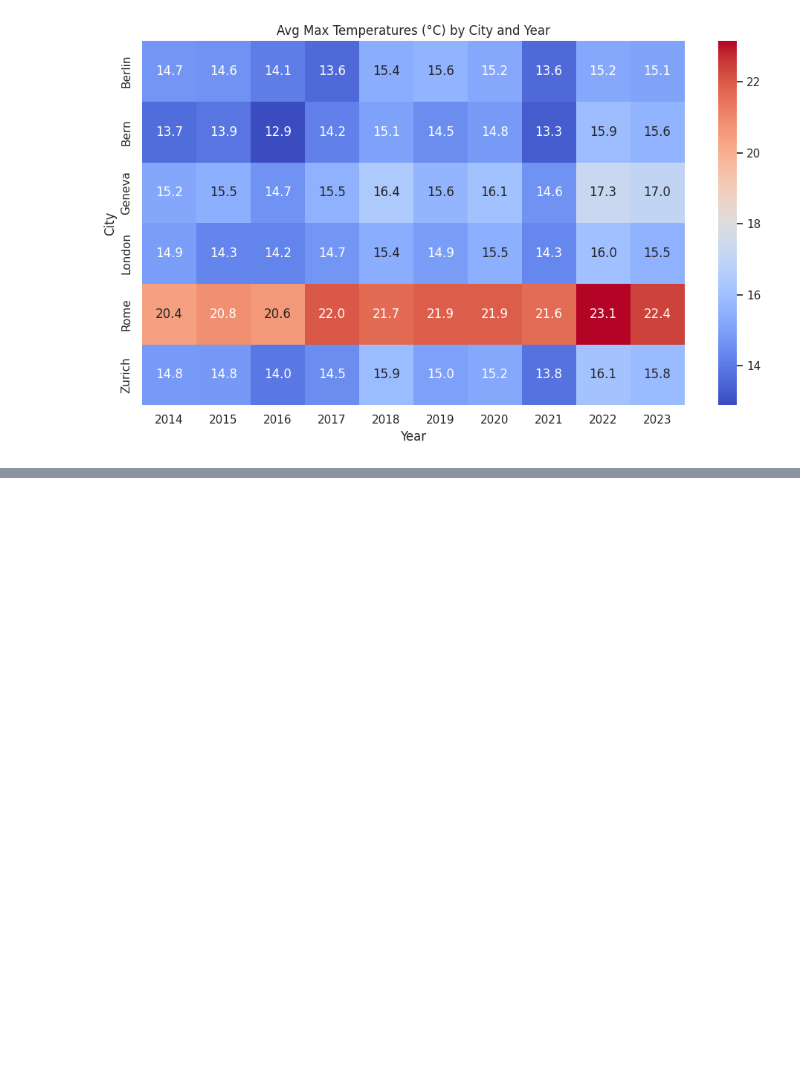
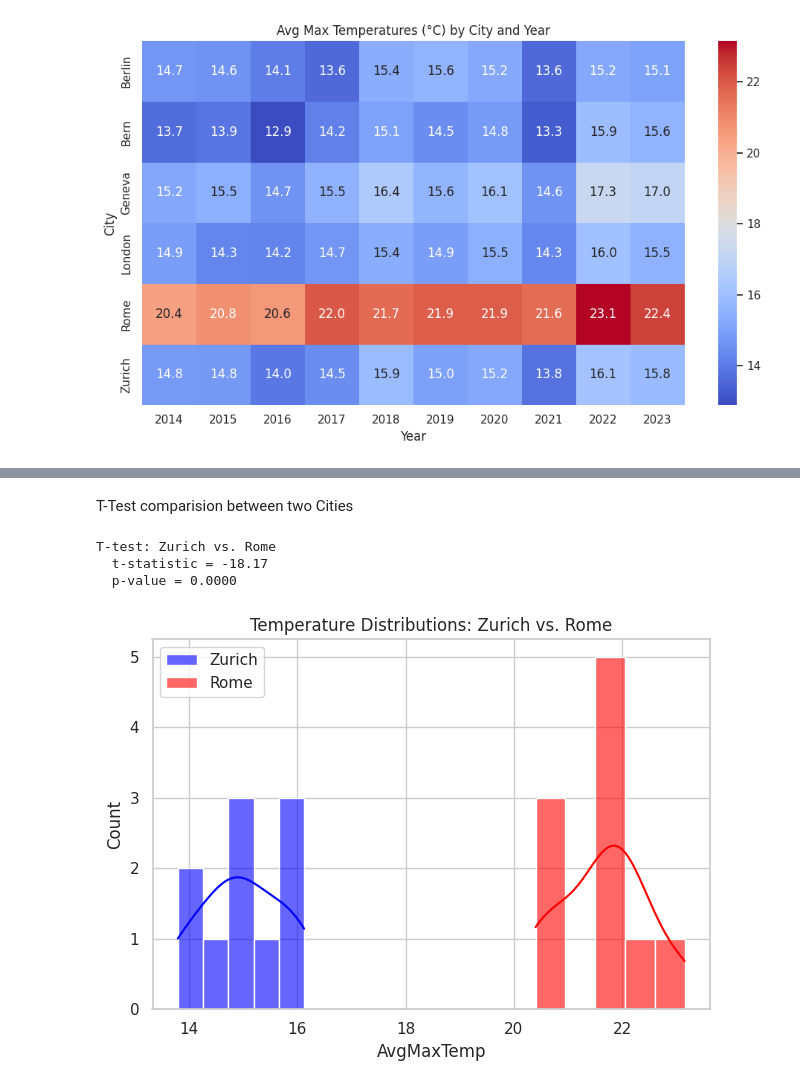
Before and after one commit to HatemBenBelgacem01/Groupwork_SP_Group9, a Jupyter notebook: notebooks/04_visualization.ipynb, the cells around one changed output, grey strips where cells are left out. Cells and saved outputs as stored; diff of their text form; code cells hidden in the pictures; blank space fills up the shorter version.

```diff
--- a/notebooks/04_visualization.ipynb
+++ b/notebooks/04_visualization.ipynb
@@ -94,0 +127,28 @@ plt.show()
+# %% [markdown]
+T-Test comparision between two Cities
+# %%
+from scipy.stats import ttest_ind
+
+c1 = "Zurich"
+c2 = "Rome"
+
+t1 = df[df["City"] == c1]["AvgMaxTemp"]
+t2 = df[df["City"] == c2]["AvgMaxTemp"]
+
+t_stat, p = ttest_ind(t1, t2)
+
+print(f"T-test: {c1} vs. {c2}")
+print(f"  t-statistic = {t_stat:.2f}")
+print(f"  p-value = {p:.4f}")
+
+sns.histplot(t1, kde=True, label=c1, color="blue", alpha=0.6)
+sns.histplot(t2, kde=True, label=c2, color="red", alpha=0.6)
+plt.title(f"Temperature Distributions: {c1} vs. {c2}")
+plt.legend()
+plt.tight_layout()
+plt.show()
+# %% [output]
+T-test: Zurich vs. Rome
+  t-statistic = -18.17
+  p-value = 0.0000
+[figure, added]
```
Also changed, not shown: parts of 4 cells of this notebook, 3 other files.
